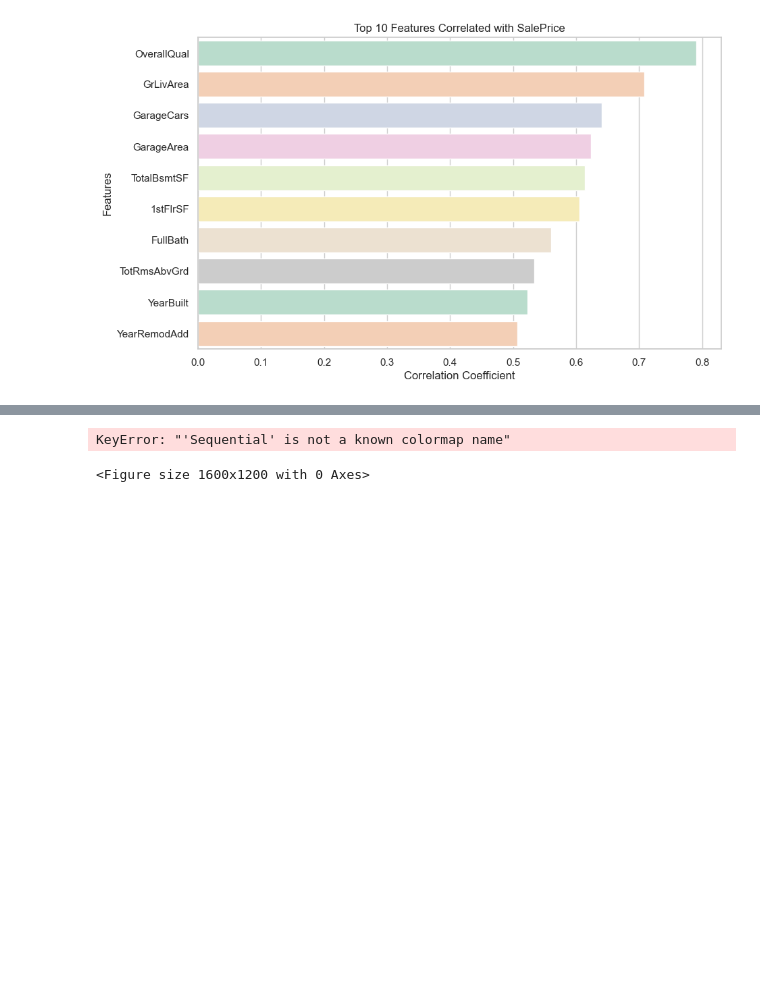
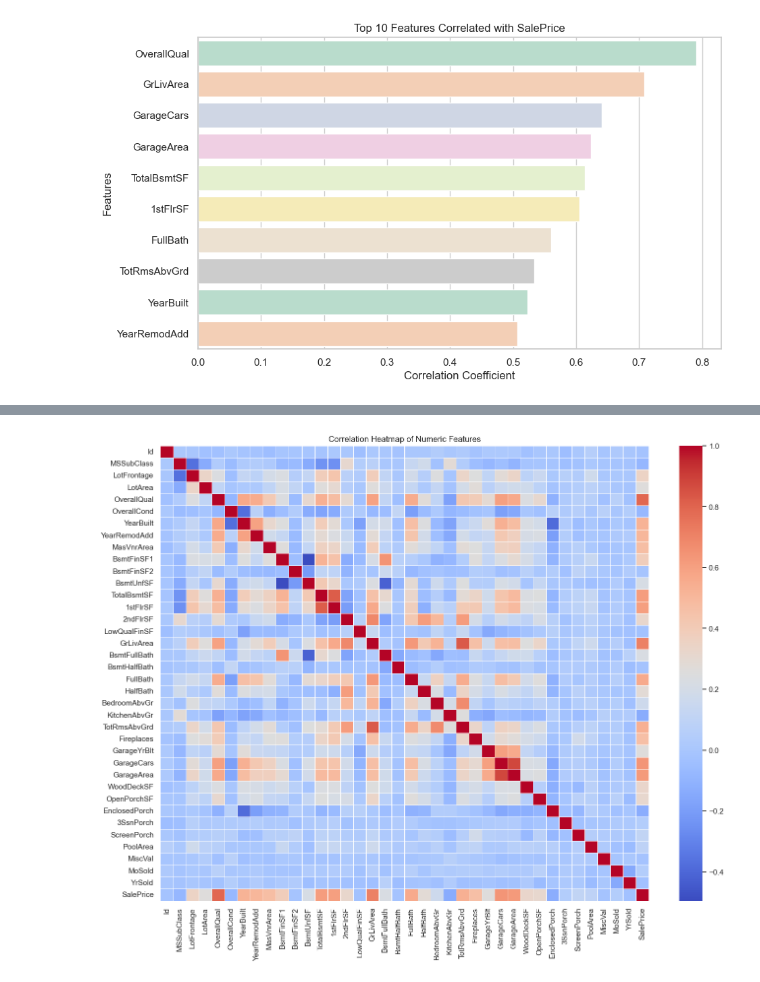
Before and after one commit to Prasad777777/CSI, a Jupyter notebook: Week5_Assignment/assignment_week5.ipynb, the cells around one changed output, grey strips where cells are left out. Drawn from its saved outputs; the diff is of its cells as text; code cells hidden in the pictures; blank space fills up the shorter version.

```diff
--- a/Week5_Assignment/assignment_week5.ipynb
+++ b/Week5_Assignment/assignment_week5.ipynb
@@ -154,9 +155,8 @@ Features like GrLivArea, TotalBsmtSF, and GarageCars, show a positive correlatio
 # %%
 # 4.3) Visualizing the correlation heatmap of numeric features
 plt.figure(figsize=(16, 12))
-sns.heatmap(numeric_df.corr(), annot=False, cmap='blue-yellow', linewidths=0.5)
+sns.heatmap(numeric_df.corr(), annot=False, cmap='coolwarm', linewidths=0.5)
 plt.title('Correlation Heatmap of Numeric Features')
 plt.show()
 # %% [output]
-KeyError: "'Sequential' is not a known colormap name"
-<Figure size 1600x1200 with 0 Axes>
+[figure, added]
```
Also changed, not shown: parts of 18 cells of this notebook.
